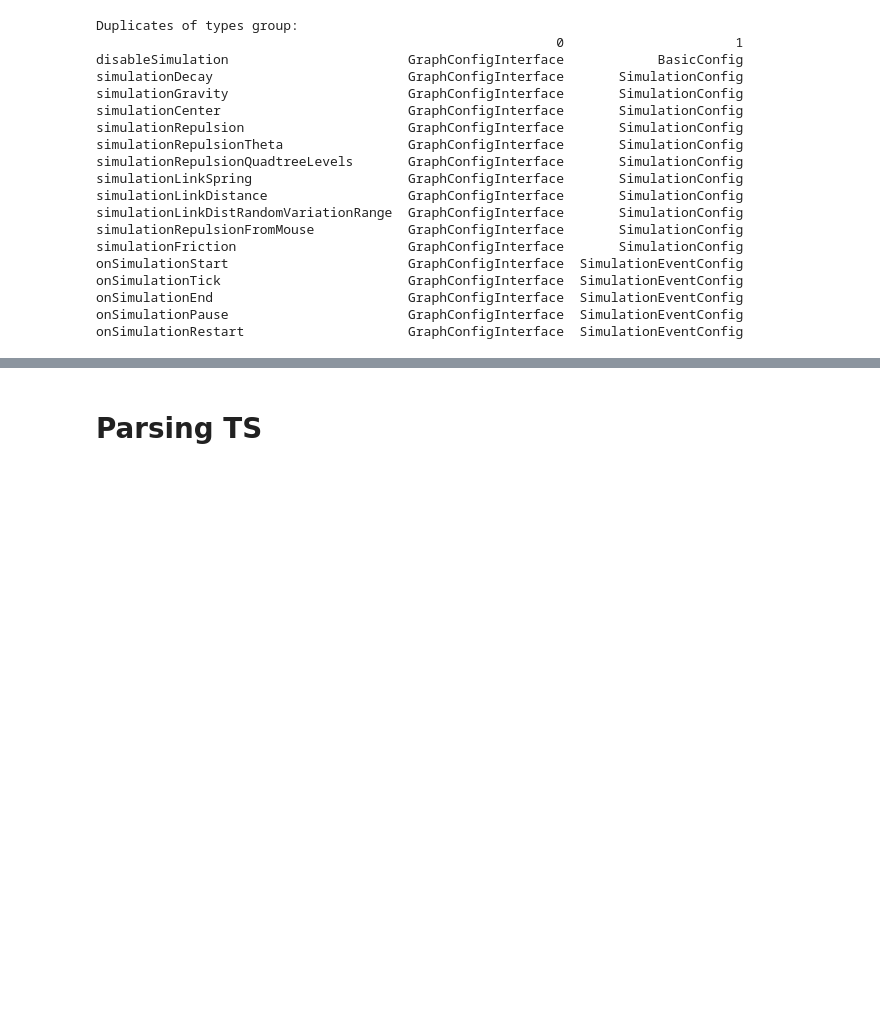
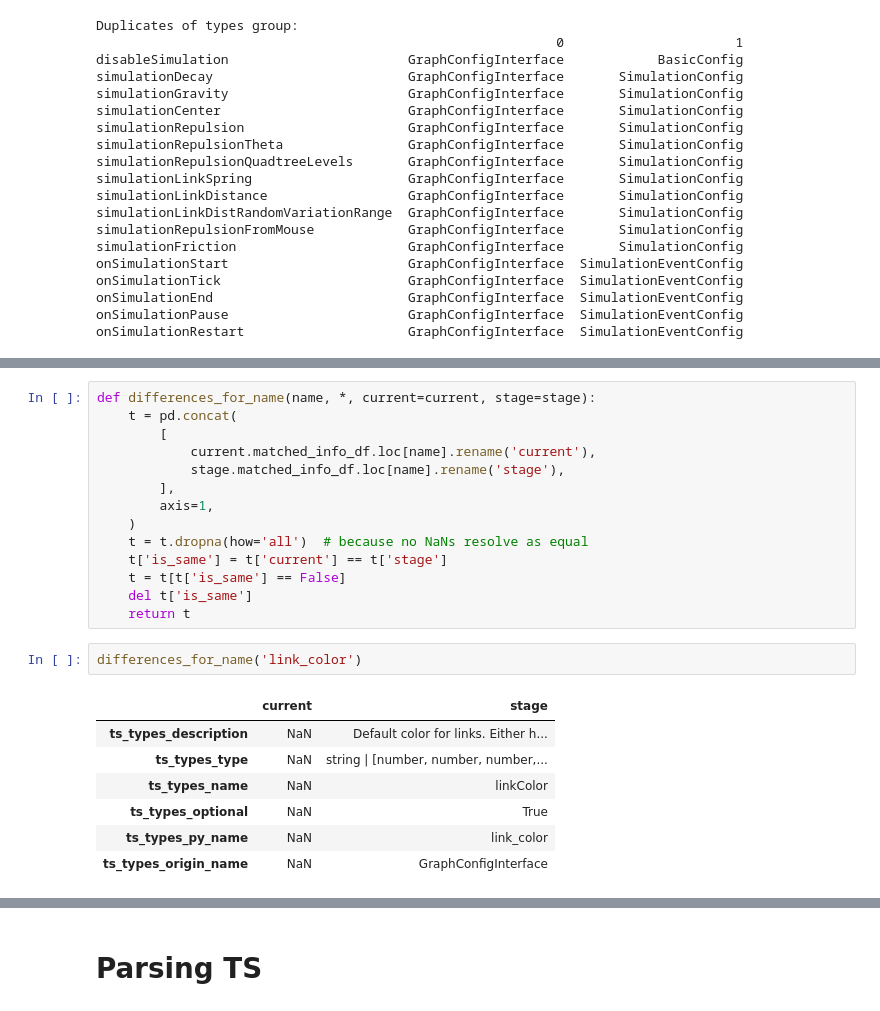
Before and after one commit to cosmograph-org/py_cosmograph, a Jupyter notebook: misc/defining_sot_for_config_properties.ipynb, the cells around one changed output, grey strips where cells are left out. Cells and saved outputs as stored; diff of their text form; blank space fills up the shorter version.

Commit message:
0.0.20: feat: integrated new interface

```diff
--- a/misc/defining_sot_for_config_properties.ipynb
+++ b/misc/defining_sot_for_config_properties.ipynb
@@ -156,0 +355,24 @@ inclusive_subdict(flat_keys_to_original, left_only)
+# %%
+def differences_for_name(name, *, current=current, stage=stage):
+    t = pd.concat(
+        [
+            current.matched_info_df.loc[name].rename('current'),
+            stage.matched_info_df.loc[name].rename('stage'),
+        ],
+        axis=1,
+    )
+    t = t.dropna(how='all')  # because no NaNs resolve as equal
+    t['is_same'] = t['current'] == t['stage']
+    t = t[t['is_same'] == False]
+    del t['is_same']
+    return t
+# %%
+differences_for_name('link_color')
+# %% [output]
+|  | current | stage |
+| ts_types_description | NaN | Default color for links. Either h... |
+| ts_types_type | NaN | string | [number, number, number,... |
+| ts_types_name | NaN | linkColor |
+| ts_types_optional | NaN | True |
+| ts_types_py_name | NaN | link_color |
+| ts_types_origin_name | NaN | GraphConfigInterface |
```
Also changed, not shown: parts of 41 cells of this notebook, 6 other files.
